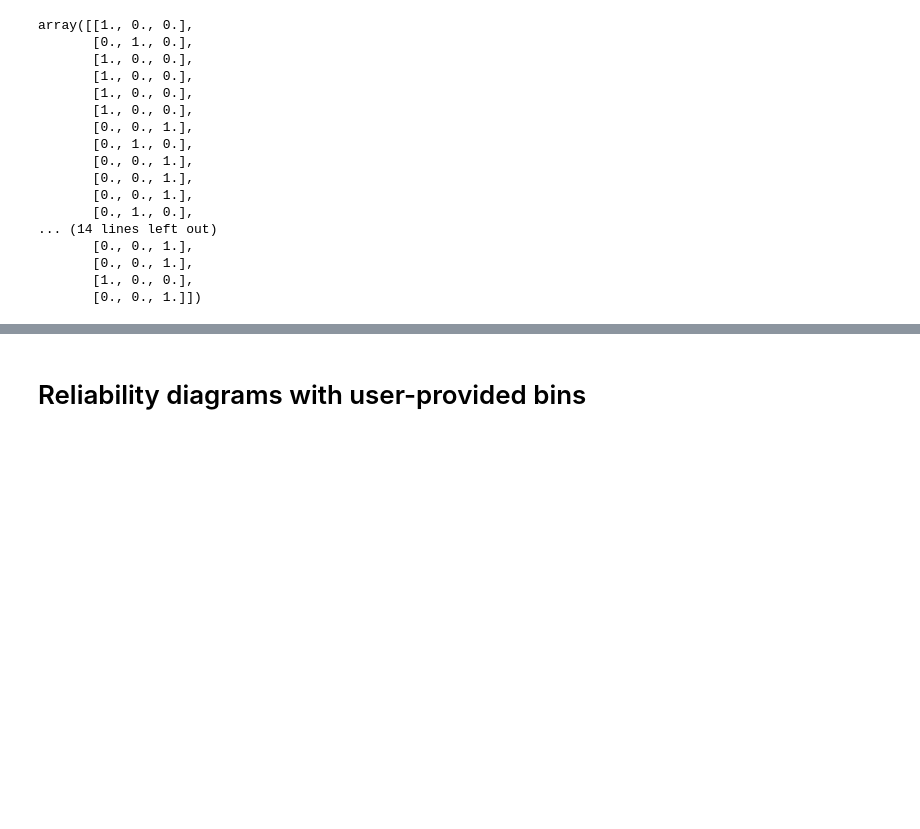
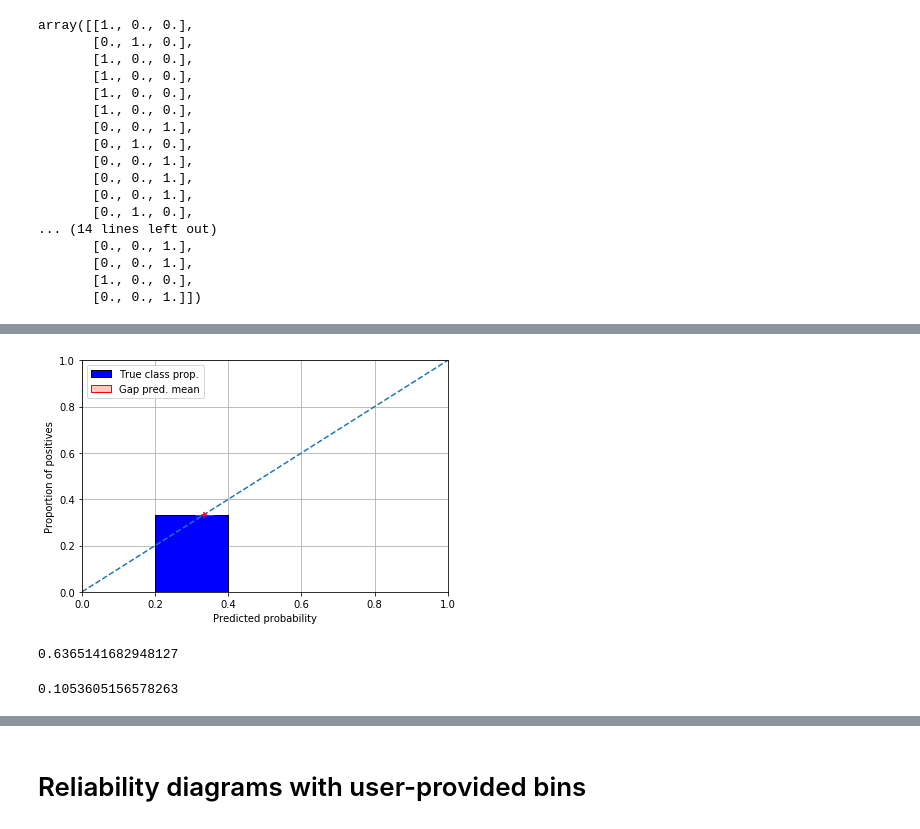
Before and after one commit to tmfilho/ml-examples, a Jupyter notebook: notebooks/Calibration.ipynb, the cells around one changed output, grey strips where cells are left out. Saved outputs shown, nothing was run; the diff lists cells and outputs as text; code cells hidden in the pictures; blank space fills up the shorter version.

```diff
--- a/notebooks/Calibration.ipynb
+++ b/notebooks/Calibration.ipynb
@@ -464,0 +466,29 @@ plt.savefig('classwise-reliability.png')
+# %%
+fig2 = plot_binary_reliability_diagram_gaps(
+    np.array([1] * 10 + [0] * 20),
+    np.array([1/3] * 30),
+    n_bins=5
+)
+# %% [output]
+[figure, added]
+# %%
+from sklearn.metrics import log_loss
+
+
+equal_scores = np.array([1/3] * 30)
+
+print(
+    log_loss(
+        np.array([1] * 10 + [0] * 20),
+        equal_scores
+    )
+)
+# %% [output]
+0.6365141682948127
+# %%
+log_loss(
+    np.array([1] * 10 + [0] * 20),
+    np.array([0.9] * 10 + [0.1] * 20)
+)
+# %% [output]
+0.1053605156578263
```
Also changed, not shown: parts of 27 cells of this notebook, 4 other files.
